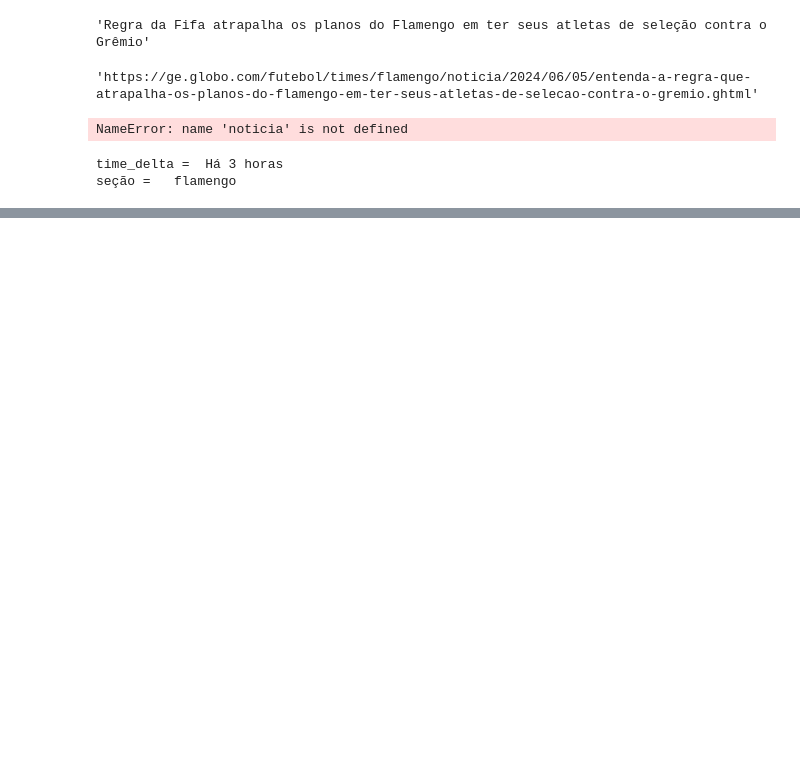
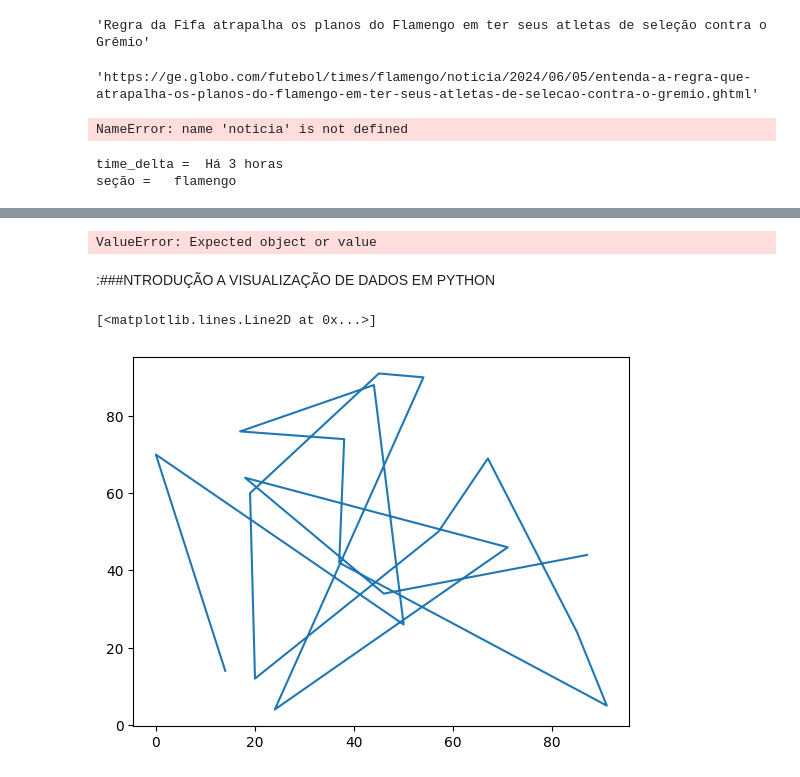
Before and after one commit to Rerisson666/Repositorio-Teste, a Jupyter notebook: FaculdadePython.ipynb, the cells around one changed output, grey strips where cells are left out. Drawn from its saved outputs; the diff is of its cells as text; code cells hidden in the pictures; blank space fills up the shorter version.

```diff
--- a/FaculdadePython.ipynb
+++ b/FaculdadePython.ipynb
@@ -920,0 +1237,31 @@ df.head()
+# %%
+from datetime import date
+
+
+import pandas as pd
+
+df_selic = pd.read_json("https://api.bcb.gov.br/dados/serie/bcdata.sgs.11/dados?formato=json")
+data_extracao = date.today()
+
+
+df_selic['data_extracao'] = data_extracao
+
+df_selic['data'] = pd.to_datetime(df_selic['data'], dayfirst=True)
+df_selic['data_extracao'] = pd.to_datetime(df_selic['data_extracao'])
+
+df_selic.sort_values(by='data', ascending=False, inplace=True)
+
+df_selic.reset_index(drop=True, inplace=True)
+
+lista_novo_indice = [f'selic_{indice}' for indice in df_selic.index]
+df_selic.set_index(keys=[lista_novo_indice], inplace=True)
+
+print(df_selic['valor'].idxmin())
+print(df_selic['valor'].idxmax())
+
+filtro1 = df_selic['valor'] < 0.01
+print(df_selic.loc[filtro1])
+# %% [output]
+ValueError: Expected object or value
+# %% [markdown]
+:###NTRODUÇÃO A VISUALIZAÇÃO DE DADOS EM PYTHON
@@ -920,0 +1272,10 @@ df.head()
+# %%
+import random
+
+dados1 = random.sample(range(100), k=20)
+dados2 = random.sample(range(100), k=20)
+
+plt.plot(dados1, dados2) # pyplot gerencia a figura e o eixo
+# %% [output]
+[<matplotlib.lines.Line2D at 0x...>]
+[figure, added]
```
Also changed, not shown: parts of 83 cells of this notebook.
